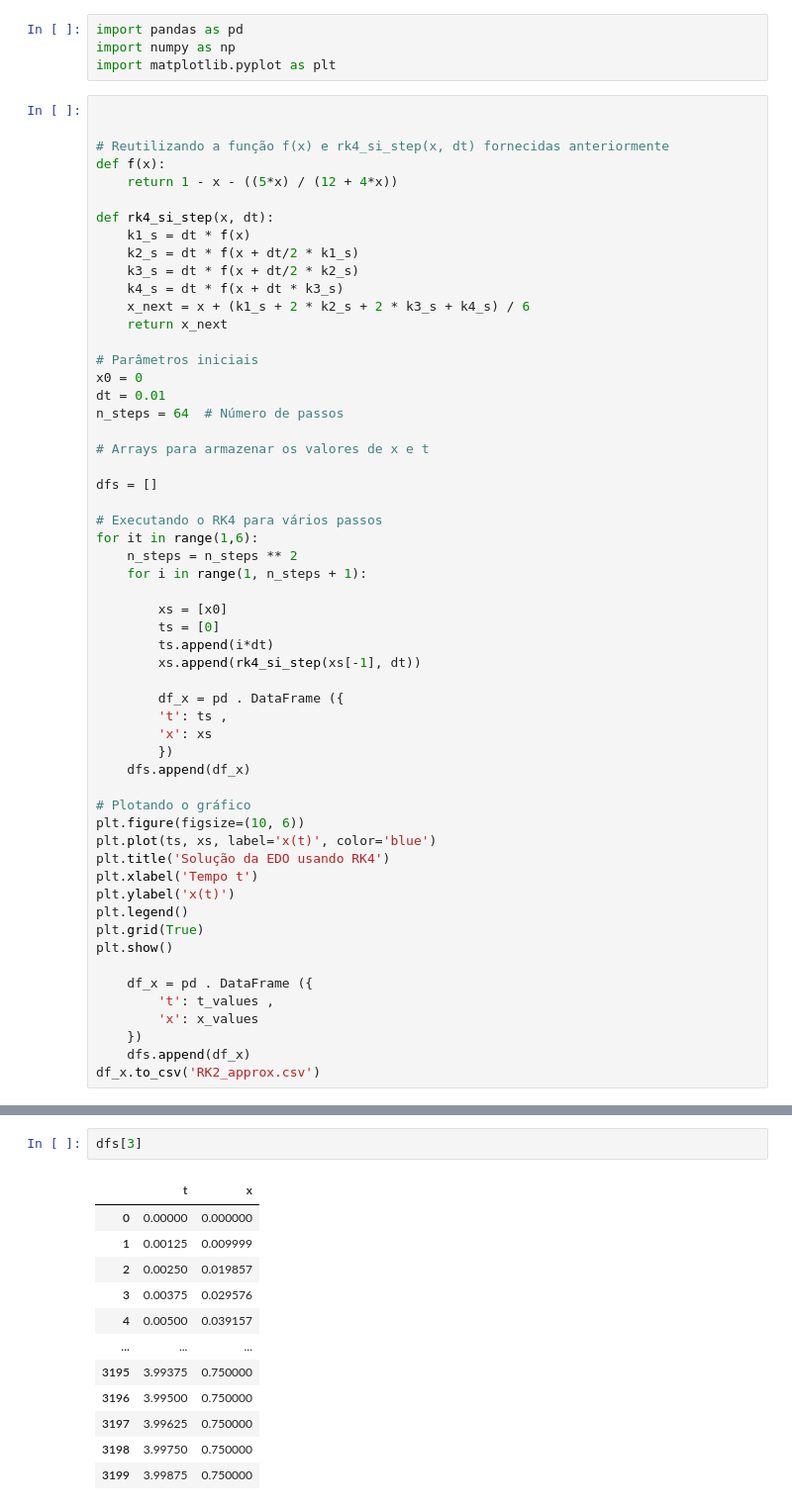
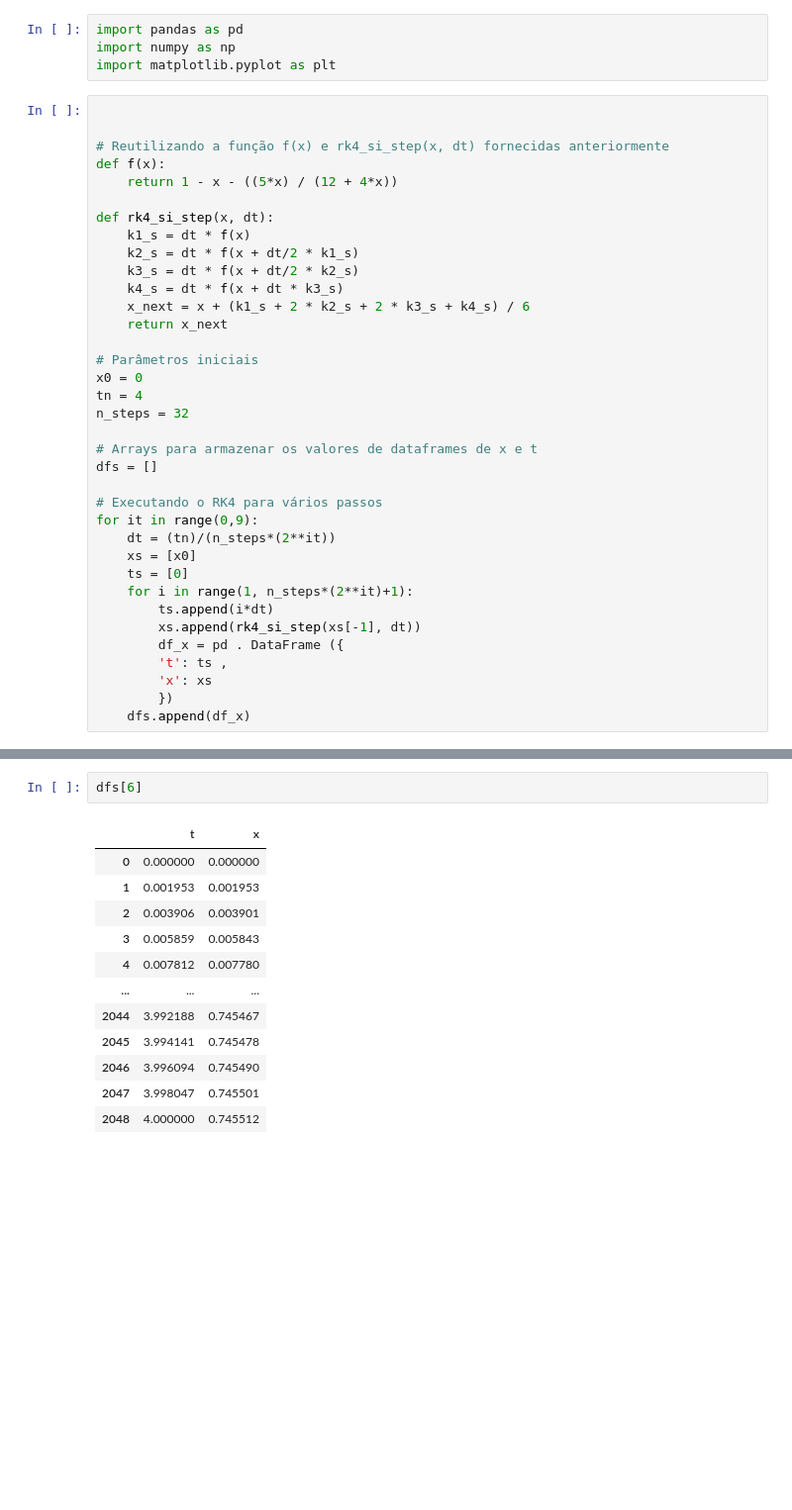
Before and after one commit to thainaraassis/MAP3122, a Jupyter notebook: Projeto RT2/RK.ipynb, the cells around one changed output, grey strips where cells are left out. Shown: that part at 99% size. Drawn from its saved outputs; the diff is of its cells as text; blank space fills up the shorter version.

```diff
--- a/Projeto RT2/RK.ipynb
+++ b/Projeto RT2/RK.ipynb
@@ -19,42 +19,22 @@ def rk4_si_step(x, dt):
 
 # Parâmetros iniciais
 x0 = 0
-dt = 0.01
-n_steps = 64  # Número de passos
+tn = 4
+n_steps = 32
 
-# Arrays para armazenar os valores de x e t
-
+# Arrays para armazenar os valores de dataframes de x e t
 dfs = []
 
 # Executando o RK4 para vários passos
-for it in range(1,6):
-    n_steps = n_steps ** 2
-    for i in range(1, n_steps + 1):
-
-        xs = [x0]
-        ts = [0]
+for it in range(0,9):
+    dt = (tn)/(n_steps*(2**it))
+    xs = [x0]
+    ts = [0]
+    for i in range(1, n_steps*(2**it)+1):
         ts.append(i*dt)
         xs.append(rk4_si_step(xs[-1], dt))
-
         df_x = pd . DataFrame ({
         't': ts ,
         'x': xs
         })
     dfs.append(df_x)
-
-# Plotando o gráfico
-plt.figure(figsize=(10, 6))
-plt.plot(ts, xs, label='x(t)', color='blue')
-plt.title('Solução da EDO usando RK4')
-plt.xlabel('Tempo t')
-plt.ylabel('x(t)')
-plt.legend()
-plt.grid(True)
-plt.show()
-
-    df_x = pd . DataFrame ({
-        't': t_values ,
-        'x': x_values
-    })
-    dfs.append(df_x)
-df_x.to_csv('RK2_approx.csv')
@@ -63,15 +41,15 @@ df_x.to_csv('RK2_approx.csv')
 # %%
-dfs[3]
+dfs[6]
 # %% [output]
 |  | t | x |
-| 0 | 0.00000 | 0.000000 |
-| 1 | 0.00125 | 0.009999 |
-| 2 | 0.00250 | 0.019857 |
-| 3 | 0.00375 | 0.029576 |
-| 4 | 0.00500 | 0.039157 |
+| 0 | 0.000000 | 0.000000 |
+| 1 | 0.001953 | 0.001953 |
+| 2 | 0.003906 | 0.003901 |
+| 3 | 0.005859 | 0.005843 |
+| 4 | 0.007812 | 0.007780 |
 | ... | ... | ... |
-| 3195 | 3.99375 | 0.750000 |
-| 3196 | 3.99500 | 0.750000 |
-| 3197 | 3.99625 | 0.750000 |
-| 3198 | 3.99750 | 0.750000 |
-| 3199 | 3.99875 | 0.750000 |
+| 2044 | 3.992188 | 0.745467 |
+| 2045 | 3.994141 | 0.745478 |
+| 2046 | 3.996094 | 0.745490 |
+| 2047 | 3.998047 | 0.745501 |
+| 2048 | 4.000000 | 0.745512 |
```
Also changed, not shown: parts of 6 cells of this notebook, 3 other files.
